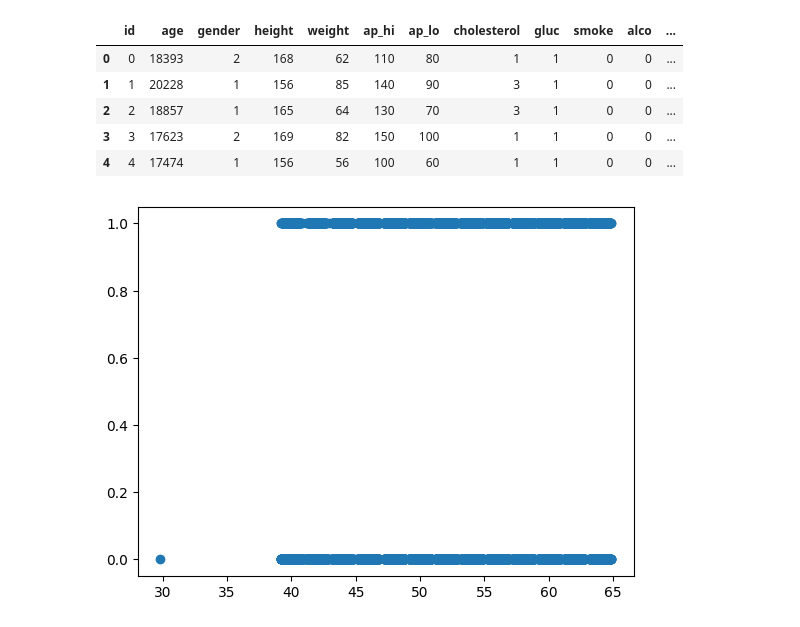
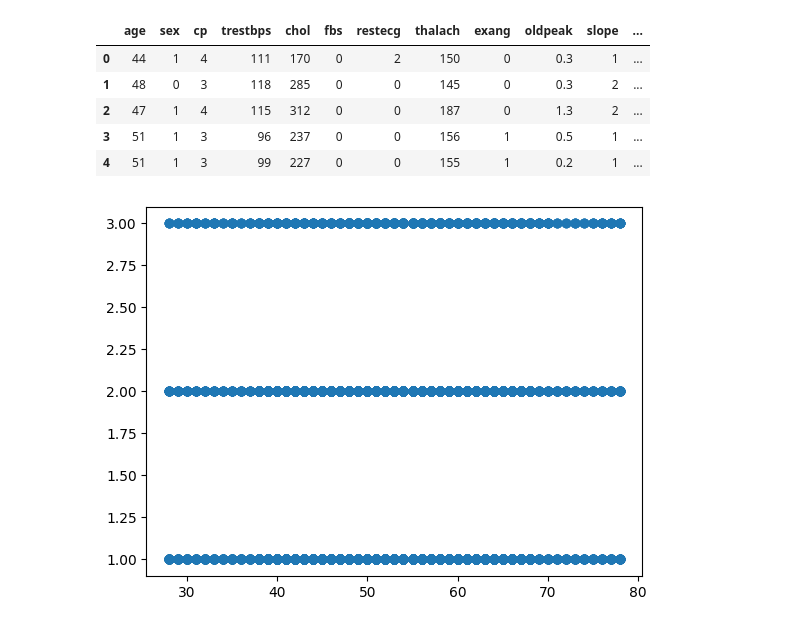
Before and after one commit to Hatrung1011/BTL_IoT, a Jupyter notebook: logiticRegression.ipynb, the cells around one changed output. Saved outputs shown, nothing was run; the diff lists cells and outputs as text; code cells hidden in the pictures.

```diff
--- a/logiticRegression.ipynb
+++ b/logiticRegression.ipynb
@@ -14,27 +14,27 @@ import pickle
 # data.head()
 
 my_conn = sql.connect(
-      host="localhost", database="heartdataset", user="root", password="1234"
+      host="sql6.freesqldatabase.com", database="sql6585183", user="sql6585183", password="KXRjZwwCfW"
     )
 ####### end of connection ####
-data = pd.read_sql("SELECT * FROM heart_dataset ",my_conn)
+data = pd.read_sql("SELECT * FROM dataset ",my_conn)
 data.head()
 # %% [output]
-|  | id | age | gender | height | weight | ap_hi | ap_lo | cholesterol | gluc | smoke | alco | ... |
-| 0 | 0 | 18393 | 2 | 168 | 62 | 110 | 80 | 1 | 1 | 0 | 0 | ... |
-| 1 | 1 | 20228 | 1 | 156 | 85 | 140 | 90 | 3 | 1 | 0 | 0 | ... |
-| 2 | 2 | 18857 | 1 | 165 | 64 | 130 | 70 | 3 | 1 | 0 | 0 | ... |
-| 3 | 3 | 17623 | 2 | 169 | 82 | 150 | 100 | 1 | 1 | 0 | 0 | ... |
-| 4 | 4 | 17474 | 1 | 156 | 56 | 100 | 60 | 1 | 1 | 0 | 0 | ... |
+|  | age | sex | cp | trestbps | chol | fbs | restecg | thalach | exang | oldpeak | slope | ... |
+| 0 | 44 | 1 | 4 | 111 | 170 | 0 | 2 | 150 | 0 | 0.3 | 1 | ... |
+| 1 | 48 | 0 | 3 | 118 | 285 | 0 | 0 | 145 | 0 | 0.3 | 2 | ... |
+| 2 | 47 | 1 | 4 | 115 | 312 | 0 | 0 | 187 | 0 | 1.3 | 2 | ... |
+| 3 | 51 | 1 | 3 | 96 | 237 | 0 | 0 | 156 | 1 | 0.5 | 1 | ... |
+| 4 | 51 | 1 | 3 | 99 | 227 | 0 | 0 | 155 | 1 | 0.2 | 1 | ... |
 # %%
-plt.scatter(data['age']/365, data['cardio'])
+plt.scatter(data['age'], data['slope'])
 plt.show()
 
 # Divide the data to training set and test set
 X_train, X_test, y_train, y_test = train_test_split(
-    data['age']/365, data['cardio'], test_size=0.50)
+    data['age'], data['slope'], test_size=0.50)
 # %% [output]
-[figure, old version]
+[figure, new version]
 # %%
 # Creating the logistic regression model
 
```
Also changed, not shown: parts of 3 cells of this notebook.
